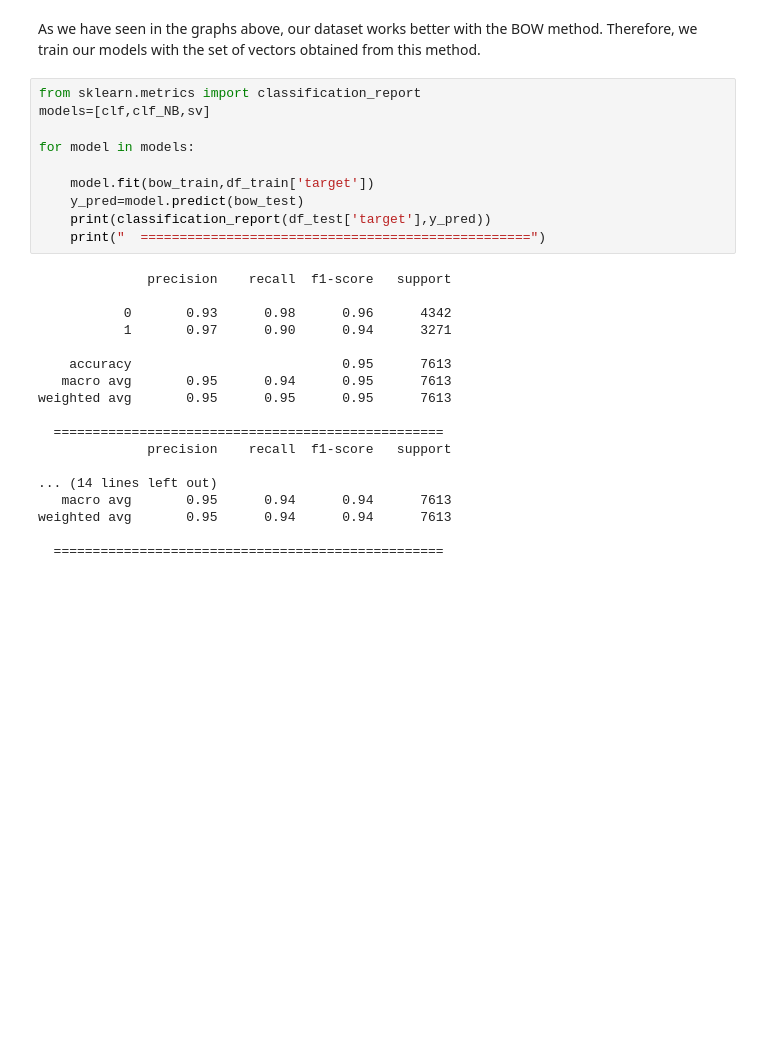
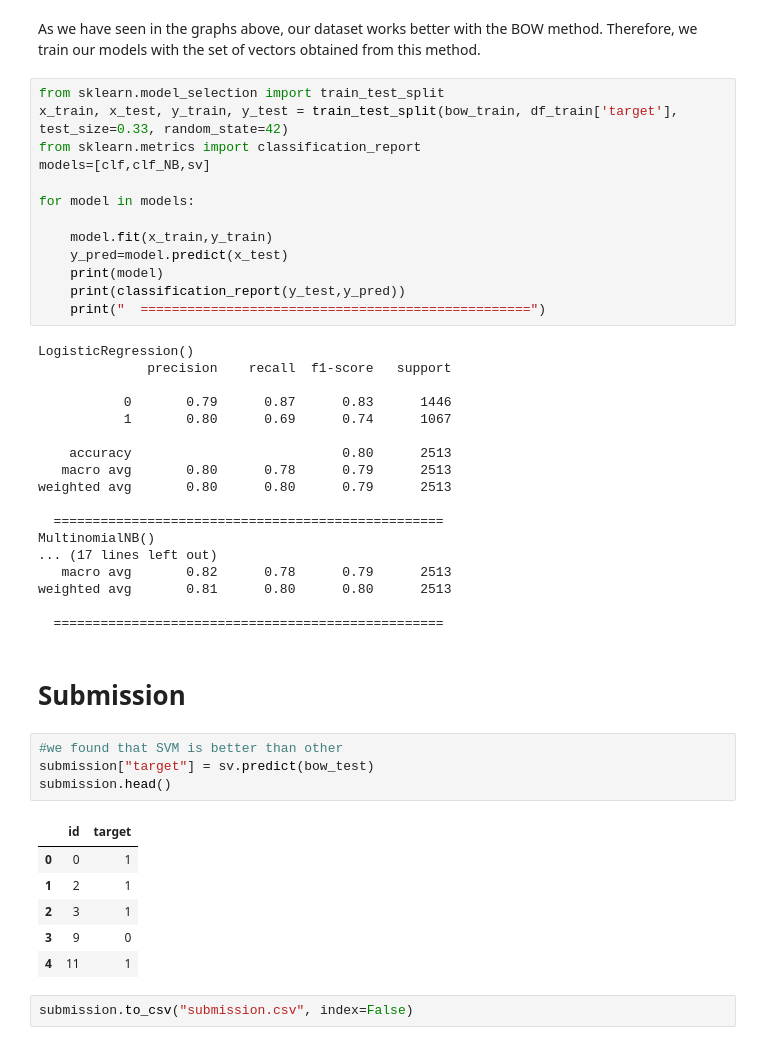
Before and after one commit to Mina-Moeini/Disaster_Tweet, a Jupyter notebook: disaster-tweet.ipynb, the cells around one changed output. Saved outputs shown, nothing was run; the diff lists cells and outputs as text; blank space fills up the shorter version.

```diff
--- a/disaster-tweet.ipynb
+++ b/disaster-tweet.ipynb
@@ -533,30 +569,48 @@ print("\033[1m Mean f1:", scores_sv_tfidf.mean())
 As we have seen in the graphs above, our dataset works better with the BOW method.
 Therefore, we train our models with the set of vectors obtained from this method.
 # %%
+from sklearn.model_selection import train_test_split
+x_train, x_test, y_train, y_test = train_test_split(bow_train, df_train['target'], test_size=0.33, random_state=42)
 from sklearn.metrics import classification_report
 models=[clf,clf_NB,sv]
 
 for model in models:
 
-    model.fit(bow_train,df_train['target'])
-    y_pred=model.predict(bow_test)
-    print(classification_report(df_test['target'],y_pred))
+    model.fit(x_train,y_train)
+    y_pred=model.predict(x_test)
+    print(model)
+    print(classification_report(y_test,y_pred))
     print("  ==================================================")
 # %% [output]
+LogisticRegression()
               precision    recall  f1-score   support
 
-           0       0.93      0.98      0.96      4342
-           1       0.97      0.90      0.94      3271
+           0       0.79      0.87      0.83      1446
+           1       0.80      0.69      0.74      1067
 
-    accuracy                           0.95      7613
-   macro avg       0.95      0.94      0.95      7613
-weighted avg       0.95      0.95      0.95      7613
+    accuracy                           0.80      2513
+   macro avg       0.80      0.78      0.79      2513
+weighted avg       0.80      0.80      0.79      2513
 
   ==================================================
-              precision    recall  f1-score   support
-
-... (14 lines left out)
-   macro avg       0.95      0.94      0.94      7613
-weighted avg       0.95      0.94      0.94      7613
+MultinomialNB()
+... (17 lines left out)
+   macro avg       0.82      0.78      0.79      2513
+weighted avg       0.81      0.80      0.80      2513
 
   ==================================================
+# %% [markdown]
+# **Submission**
+# %%
+#we found that SVM is better than other
+submission["target"] = sv.predict(bow_test)
+submission.head()
+# %% [output]
+|  | id | target |
+| 0 | 0 | 1 |
+| 1 | 2 | 1 |
+| 2 | 3 | 1 |
+| 3 | 9 | 0 |
+| 4 | 11 | 1 |
+# %%
+submission.to_csv("submission.csv", index=False)
```
Also changed, not shown: parts of 10 cells of this notebook.
